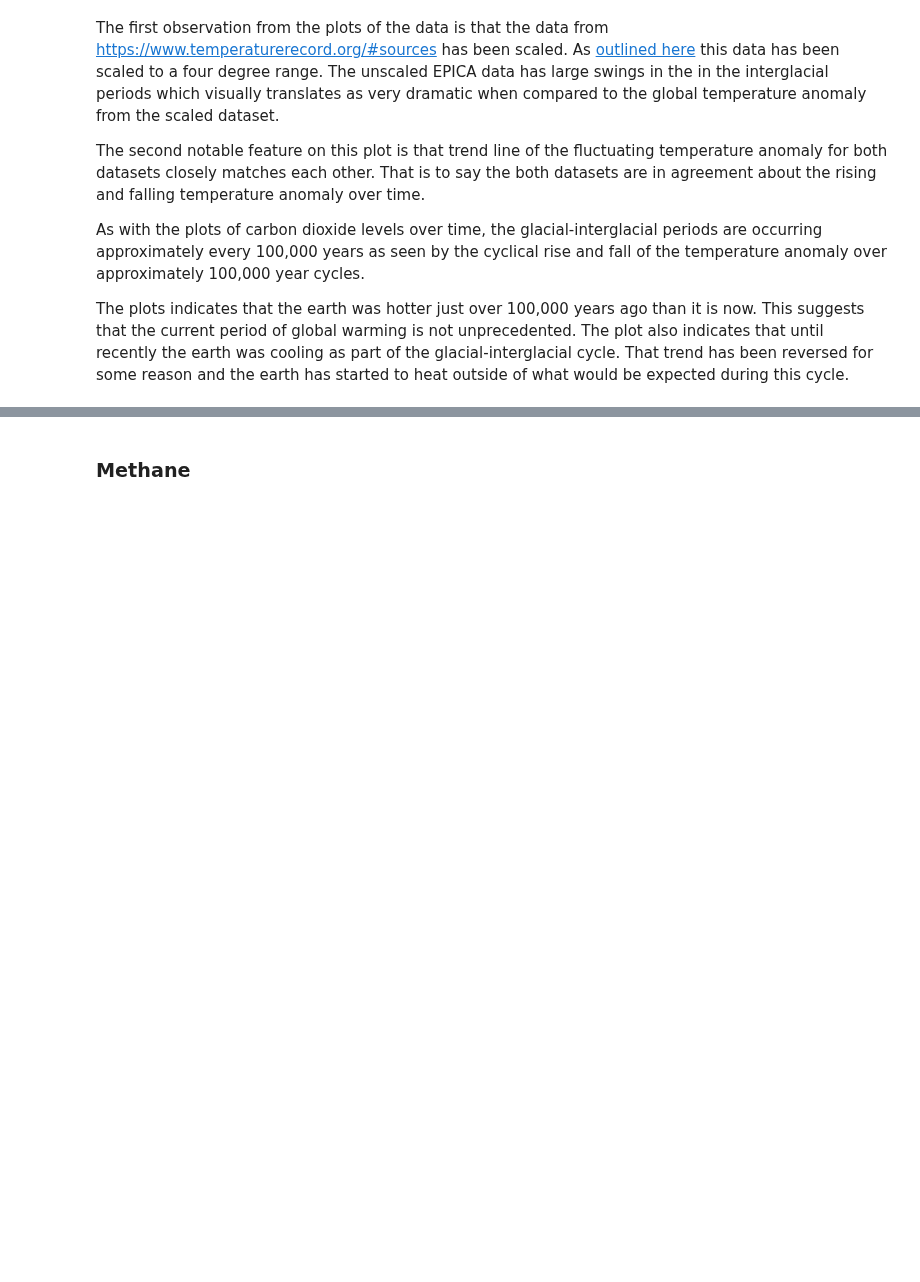
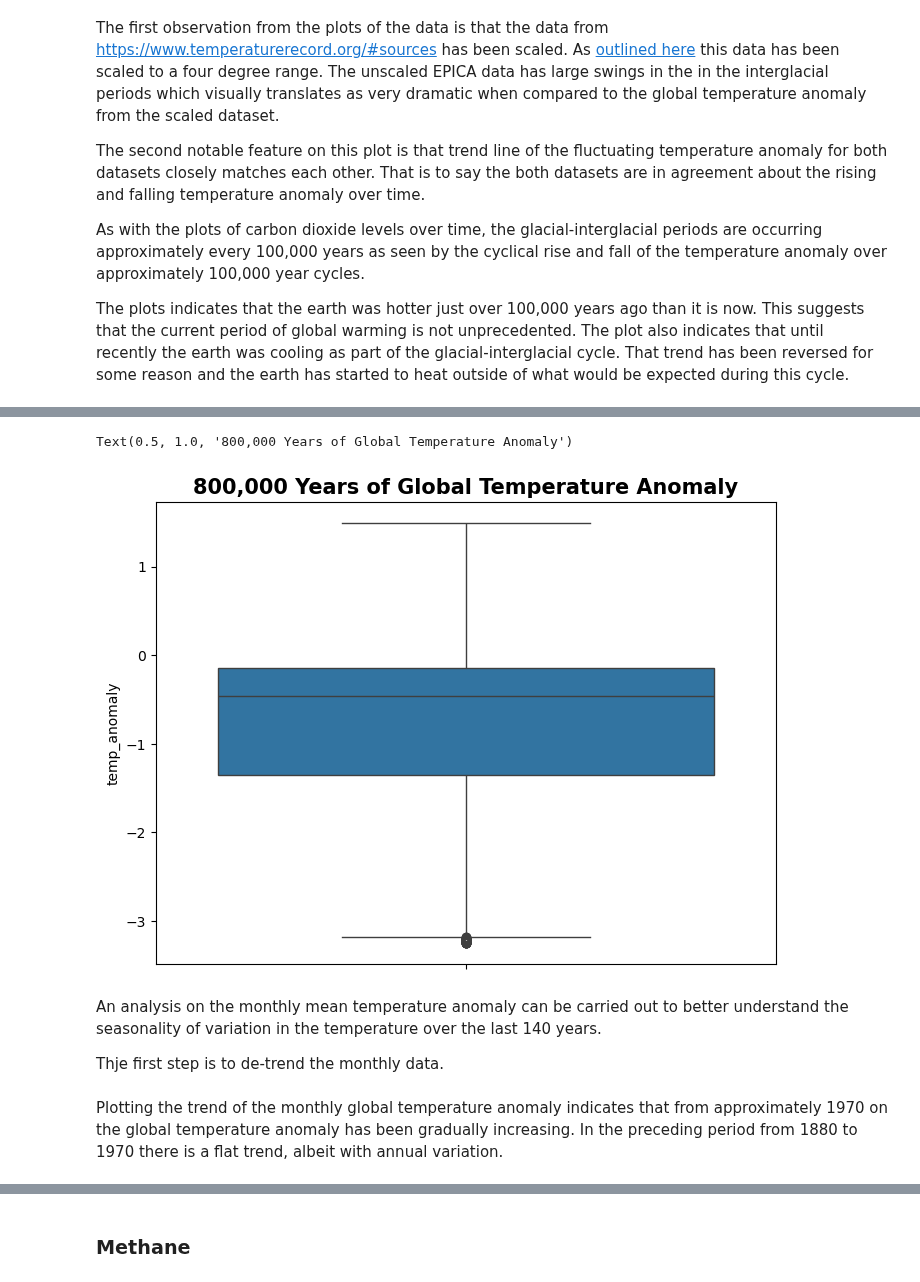
Before and after one commit to humphs078/Owner-avatar-programming_for_data_analysis_assignment_2, a Jupyter notebook: submission.ipynb, the cells around one changed output, grey strips where cells are left out. Drawn from its saved outputs; the diff is of its cells as text; code cells hidden in the pictures; blank space fills up the shorter version.

```diff
--- a/submission.ipynb
+++ b/submission.ipynb
@@ -1717,5 +1752,9 @@ plt.show()
 # %%
 # plot size
-plt.figure(figsize=(14, 8))
+plt.figure(figsize=(8, 6))
 plt.subplot(1, 1, 1)
-sns.boxplot(data = jouzel_temp, y  = 'anomaly').set_title("Jouzel AICC2012 Chronology 800,000 Years of Antarctic Temperature Anomaly", weight = 'bold', size = 15)
+sns.boxplot(data = fused_data, y  = 'temp_anomaly').set_title(
+    "800,000 Years of Global Temperature Anomaly", weight = 'bold', size = 15)
+# %% [output]
+Text(0.5, 1.0, '800,000 Years of Global Temperature Anomaly')
+[figure, added]
@@ -1724,3 +1761,7 @@ monthly_temp_data
+# %% [markdown]
+An analysis on the monthly mean temperature anomaly can be carried out to better understand the seasonality of variation in the temperature over the last 140 years.
+
+Thje first step is to de-trend the monthly data.
 # %%
 decomposition = seasonal_decompose(monthly_temp_data['mean'])
 trend = decomposition.trend
@@ -1729,3 +1769,5 @@ residual = decomposition.resid
+# %% [markdown]
+Plotting the trend of the monthly global temperature anomaly indicates that from approximately 1970 on the global temperature anomaly has been gradually increasing. In the preceding period from 1880 to 1970 there is a flat trend, albeit with annual variation.
 # %%
 # plot size and title
 plt.figure(figsize=(18, 6))
```
Also changed, not shown: parts of 28 cells of this notebook, 1 other file.
